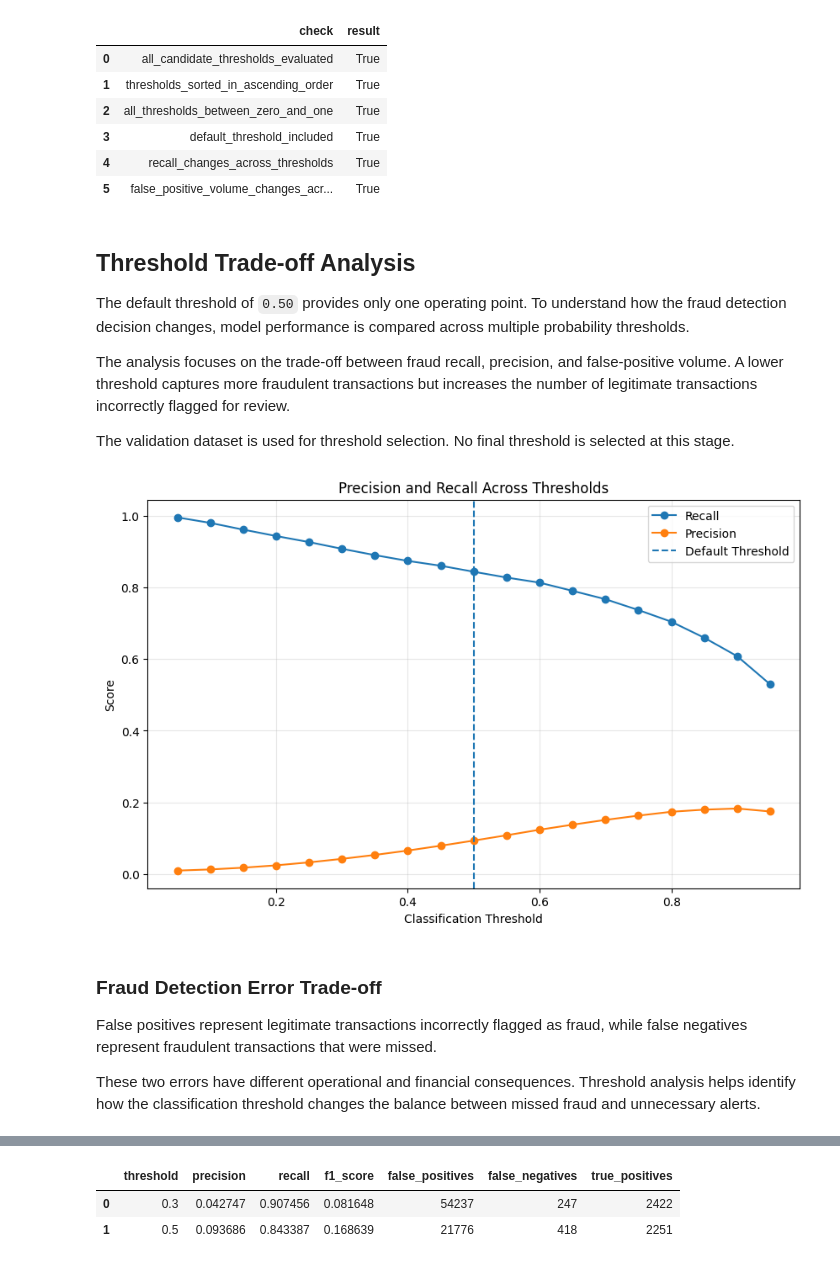
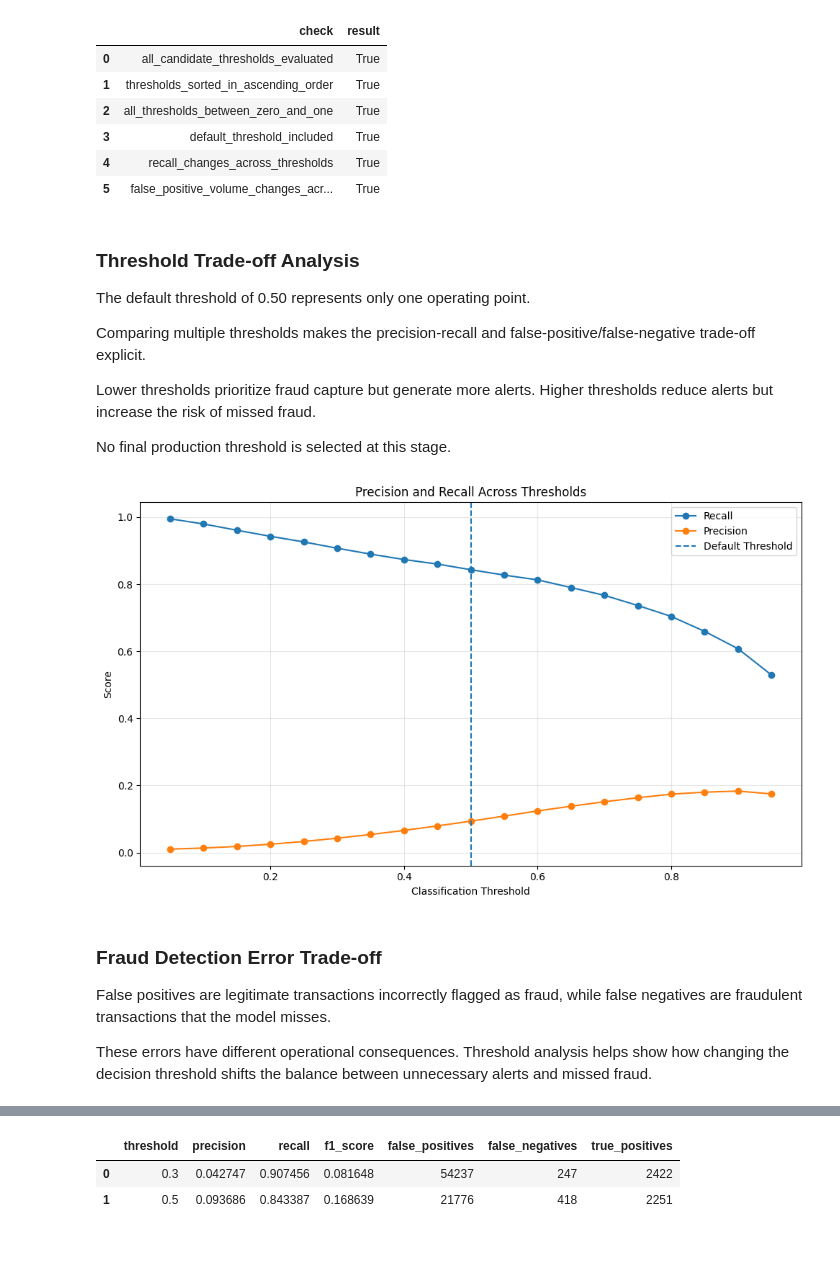
Before and after one commit to Swaransh-Mishra/fraud-risk-intelligence-platform, a Jupyter notebook: notebooks/02_model_development_and_evaluation.ipynb, the cells around one changed output, grey strips where cells are left out. Cells and saved outputs as stored; diff of their text form; code cells hidden in the pictures.

Commit message:
Finalize fraud risk intelligence platform

```diff
--- a/notebooks/02_model_development_and_evaluation.ipynb
+++ b/notebooks/02_model_development_and_evaluation.ipynb
@@ -35,11 +49,12 @@ PROJECT_ROOT = Path.cwd().resolve().parent
 if str(PROJECT_ROOT) not in sys.path:
     sys.path.insert(0, str(PROJECT_ROOT))
 
-DATA_DIR = PROJECT_ROOT / "data"
-PROCESSED_DATA_DIR = DATA_DIR / "processed"
+PROCESSED_DATA_DIR = PROJECT_ROOT / "data" / "processed"
 
-print(f"Project root: {PROJECT_ROOT}")
-print(f"Processed data directory: {PROCESSED_DATA_DIR}")
-print(f"Project root exists: {PROJECT_ROOT.exists()}")
-print(f"Processed data directory exists: {PROCESSED_DATA_DIR.exists()}")
+if not PROCESSED_DATA_DIR.exists():
+    raise FileNotFoundError(
+        f"Processed data directory not found: {PROCESSED_DATA_DIR}"
+    )
+
+print(f"Using processed data from: {PROCESSED_DATA_DIR}")
 # %% [output]
@@ -358,16 +353,8 @@ from sklearn.preprocessing import StandardScaler
 
 logistic_baseline = Pipeline(
     steps=[
-        (
-            "imputer",
-            SimpleImputer(
-                strategy="median",
-            ),
-        ),
-        (
-            "scaler",
-            StandardScaler(),
-        ),
+        ("imputer", SimpleImputer(strategy="median")),
+        ("scaler", StandardScaler()),
         (
             "model",
             LogisticRegression(
@@ -378,5 +365,3 @@ logistic_baseline = Pipeline(
         ),
     ]
 )
-
-print("Logistic Regression baseline pipeline created successfully.")
@@ -391,11 +374,5 @@ Predictions are generated for the validation period as probabilities rather than
 # %%
-logistic_baseline.fit(
-    X_train,
-    y_train,
-)
+logistic_baseline.fit(X_train, y_train)
 
-print(
-    "Logistic Regression baseline "
-    "trained successfully."
-)
+print("Logistic Regression baseline trained.")
 # %% [output]
@@ -683,54 +630,55 @@ assert threshold_validation_summary["result"].all(), (
 | 4 | recall_changes_across_thresholds | True |
 | 5 | false_positive_volume_changes_acr... | True |
 # %% [markdown]
-## Threshold Trade-off Analysis
+### Threshold Trade-off Analysis
 
-The default threshold of `0.50` provides only one operating point. To understand how the fraud detection decision changes, model performance is compared across multiple probability thresholds.
+The default threshold of 0.50 represents only one operating point.
 
-The analysis focuses on the trade-off between fraud recall, precision, and false-positive volume. A lower threshold captures more fraudulent transactions but increases the number of legitimate transactions incorrectly flagged for review.
+Comparing multiple thresholds makes the precision-recall and false-positive/false-negative trade-off explicit.
 
-The validation dataset is used for threshold selection. No final threshold is selected at this stage.
+Lower thresholds prioritize fraud capture but generate more alerts. Higher thresholds reduce alerts but increase the risk of missed fraud.
+
+No final production threshold is selected at this stage.
 # %%
 import matplotlib.pyplot as plt
+
 plt.figure(figsize=(10, 6))
 
 plt.plot(
     threshold_results_df["threshold"],
     threshold_results_df["recall"],
     marker="o",
     label="Recall",
 )
 
 plt.plot(
     threshold_results_df["threshold"],
     threshold_results_df["precision"],
     marker="o",
     label="Precision",
 )
 
 plt.axvline(
     x=0.50,
     linestyle="--",
     label="Default Threshold",
 )
 
 plt.xlabel("Classification Threshold")
 plt.ylabel("Score")
-plt.title(
-    "Precision and Recall Across Thresholds"
-)
+plt.title("Precision and Recall Across Thresholds")
 plt.legend()
 plt.grid(alpha=0.3)
-
+plt.tight_layout()
 plt.show()
 # %% [output]
-[figure, old version]
+[figure, new version]
 # %% [markdown]
 ### Fraud Detection Error Trade-off
 
-False positives represent legitimate transactions incorrectly flagged as fraud, while false negatives represent fraudulent transactions that were missed.
+False positives are legitimate transactions incorrectly flagged as fraud, while false negatives are fraudulent transactions that the model misses.
 
-These two errors have different operational and financial consequences. Threshold analysis helps identify how the classification threshold changes the balance between missed fraud and unnecessary alerts.
+These errors have different operational consequences. Threshold analysis helps show how changing the decision threshold shifts the balance between unnecessary alerts and missed fraud.
 # %%
 plt.figure(figsize=(10, 6))
 
```
Also changed, not shown: parts of 219 cells of this notebook, 41 other files.
